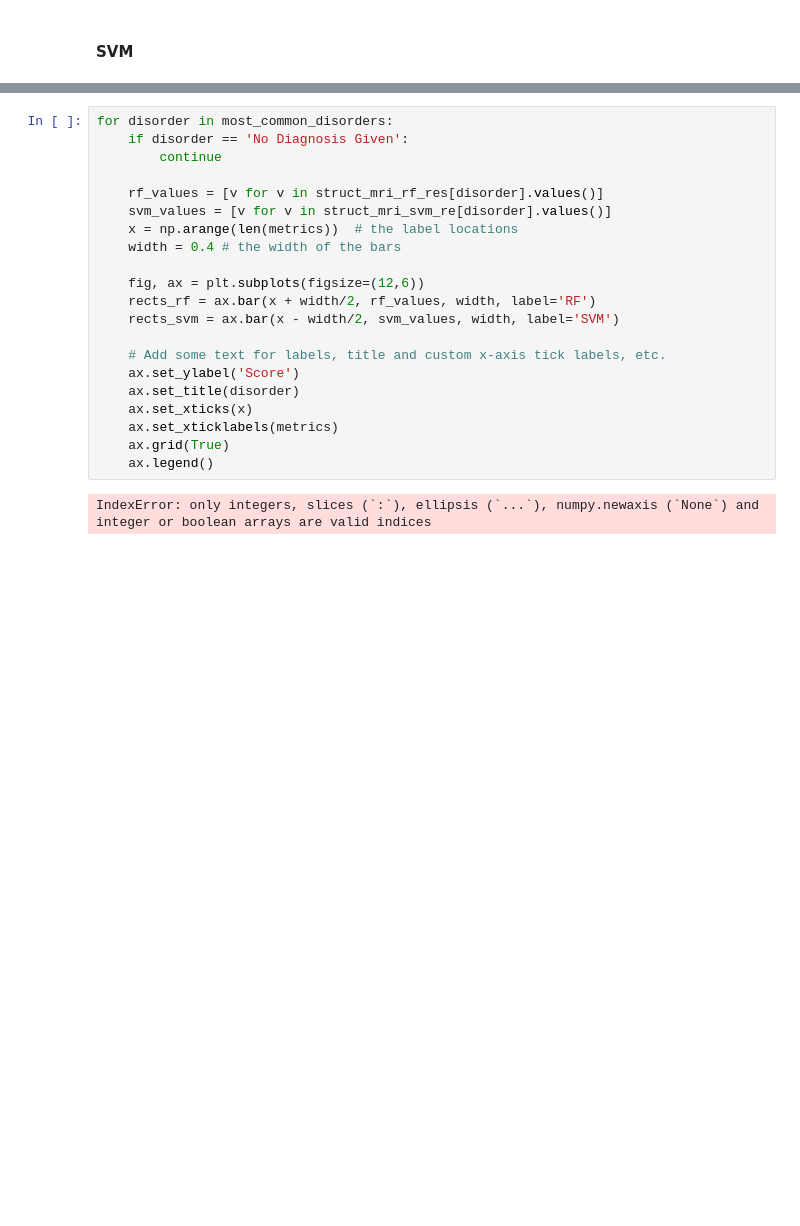
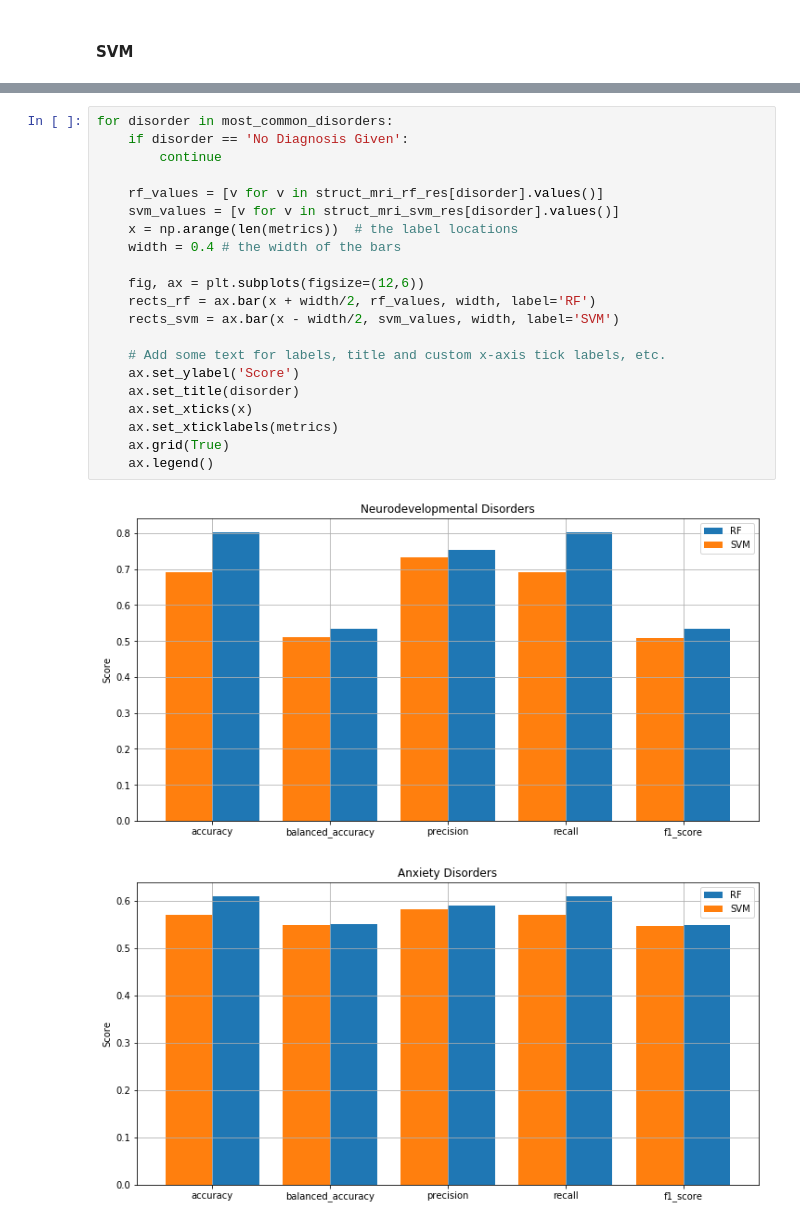
Before and after one commit to sanagno/psychiatry-mri-eeg, a Jupyter notebook: mri-experiments.ipynb, the cells around one changed output, grey strips where cells are left out. Drawn from its saved outputs; the diff is of its cells as text; blank space fills up the shorter version.

```diff
--- a/mri-experiments.ipynb
+++ b/mri-experiments.ipynb
@@ -882,23 +980,24 @@ for disorder in most_common_disorders:
 # %%
 for disorder in most_common_disorders:
     if disorder == 'No Diagnosis Given':
         continue
 
     rf_values = [v for v in struct_mri_rf_res[disorder].values()]
-    svm_values = [v for v in struct_mri_svm_re[disorder].values()]
+    svm_values = [v for v in struct_mri_svm_res[disorder].values()]
     x = np.arange(len(metrics))  # the label locations
     width = 0.4 # the width of the bars
 
     fig, ax = plt.subplots(figsize=(12,6))
     rects_rf = ax.bar(x + width/2, rf_values, width, label='RF')
     rects_svm = ax.bar(x - width/2, svm_values, width, label='SVM')
 
     # Add some text for labels, title and custom x-axis tick labels, etc.
     ax.set_ylabel('Score')
     ax.set_title(disorder)
     ax.set_xticks(x)
     ax.set_xticklabels(metrics)
     ax.grid(True)
     ax.legend()
 # %% [output]
-IndexError: only integers, slices (`:`), ellipsis (`...`), numpy.newaxis (`None`) and integer or boolean arrays are valid indices
+[figure, added]
+[figure, added]
```
Also changed, not shown: parts of 12 cells of this notebook.
